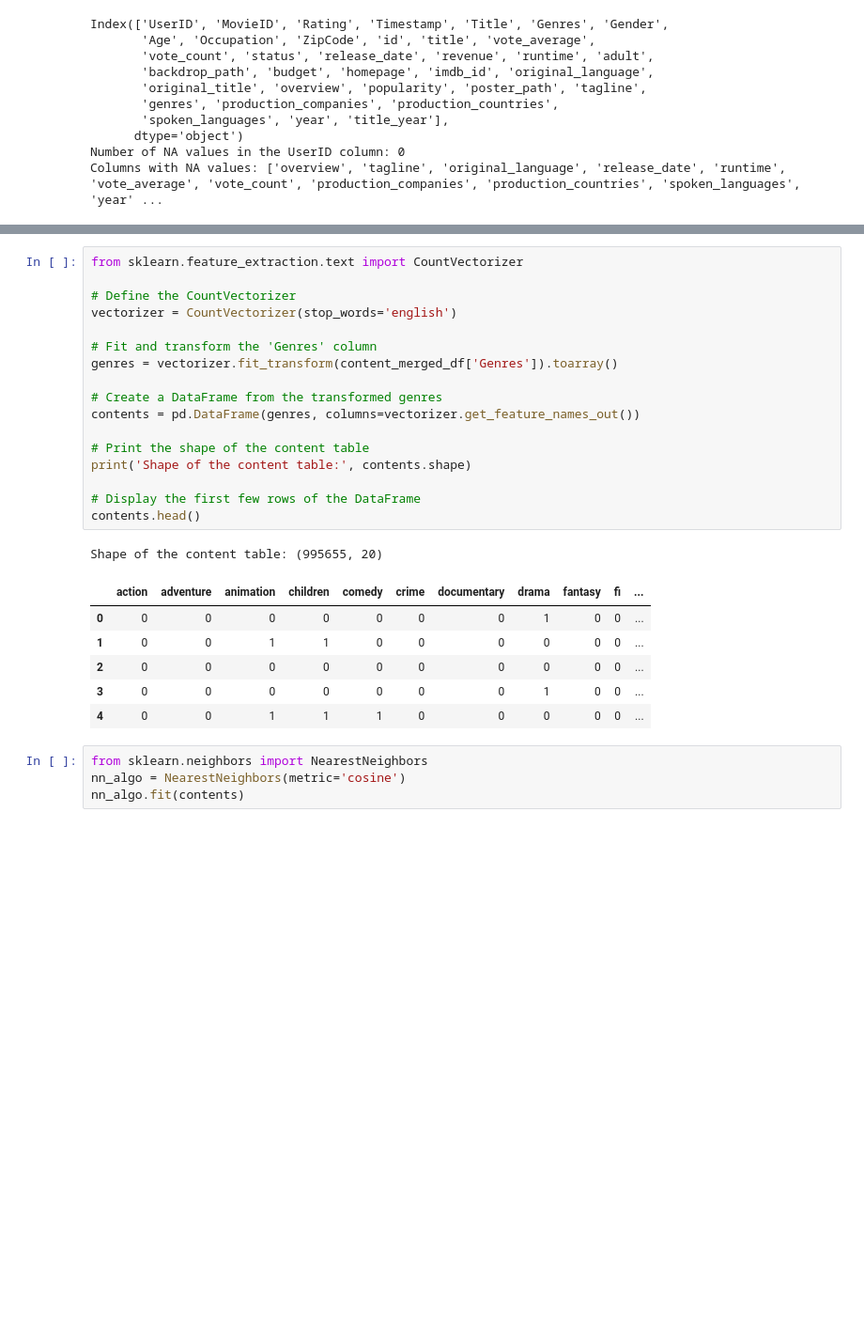
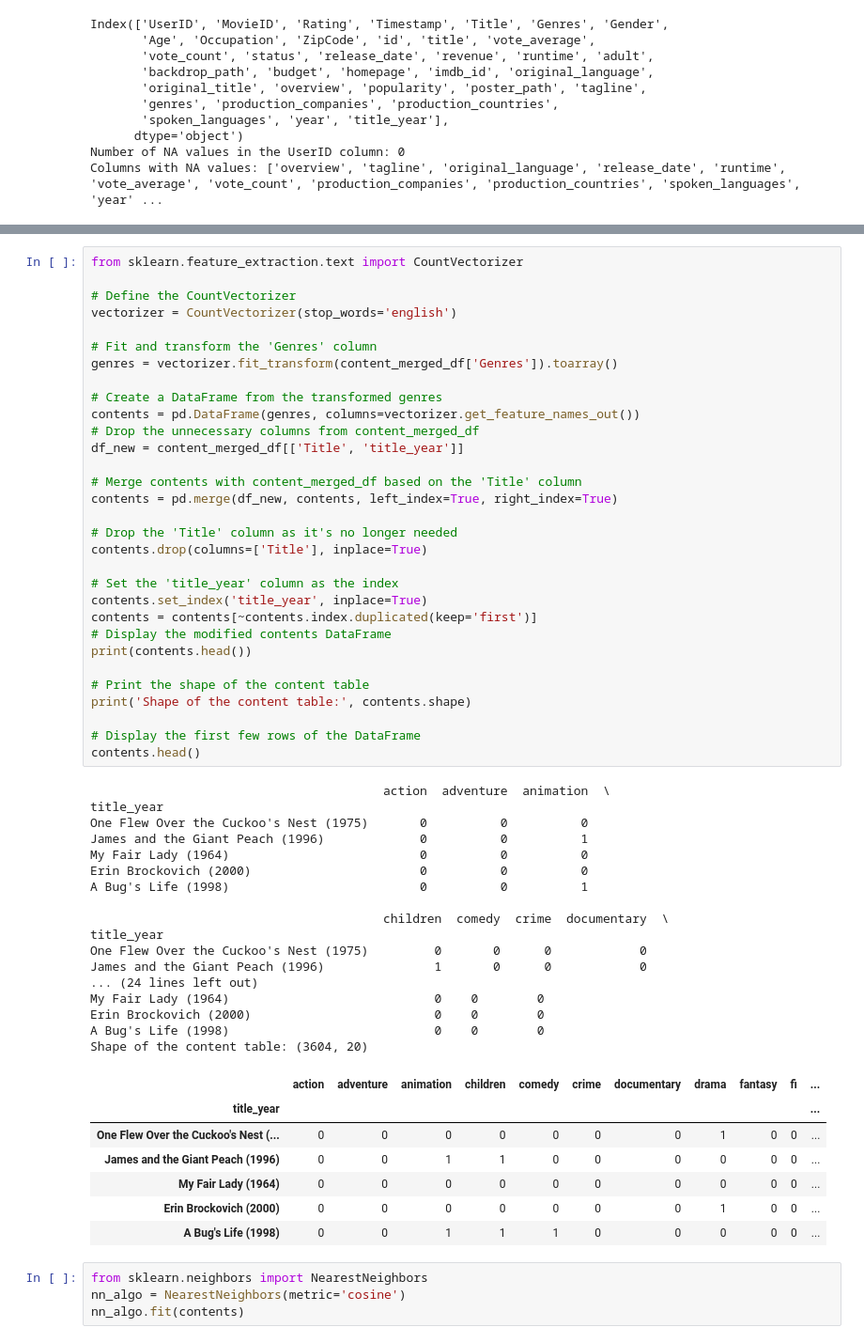
Before and after one commit to kenzverylayz/4222_Project, a Jupyter notebook: main.ipynb, the cells around one changed output, grey strips where cells are left out. Shown at 94% size. Saved outputs shown, nothing was run; the diff lists cells and outputs as text; blank space fills up the shorter version.

```diff
--- a/main.ipynb
+++ b/main.ipynb
@@ -200,28 +214,59 @@ print(content_merged_df)
 # %%
 from sklearn.feature_extraction.text import CountVectorizer
 
 # Define the CountVectorizer
 vectorizer = CountVectorizer(stop_words='english')
 
 # Fit and transform the 'Genres' column
 genres = vectorizer.fit_transform(content_merged_df['Genres']).toarray()
 
 # Create a DataFrame from the transformed genres
 contents = pd.DataFrame(genres, columns=vectorizer.get_feature_names_out())
+# Drop the unnecessary columns from content_merged_df
+df_new = content_merged_df[['Title', 'title_year']]
+
+# Merge contents with content_merged_df based on the 'Title' column
+contents = pd.merge(df_new, contents, left_index=True, right_index=True)
+
+# Drop the 'Title' column as it's no longer needed
+contents.drop(columns=['Title'], inplace=True)
+
+# Set the 'title_year' column as the index
+contents.set_index('title_year', inplace=True)
+contents = contents[~contents.index.duplicated(keep='first')]
+# Display the modified contents DataFrame
+print(contents.head())
 
 # Print the shape of the content table
 print('Shape of the content table:', contents.shape)
 
 # Display the first few rows of the DataFrame
 contents.head()
 # %% [output]
-Shape of the content table: (995655, 20)
+                                        action  adventure  animation  \
+title_year
+One Flew Over the Cuckoo's Nest (1975)       0          0          0
+James and the Giant Peach (1996)             0          0          1
+My Fair Lady (1964)                          0          0          0
+Erin Brockovich (2000)                       0          0          0
+A Bug's Life (1998)                          0          0          1
+
+                                        children  comedy  crime  documentary  \
+title_year
+One Flew Over the Cuckoo's Nest (1975)         0       0      0            0
+James and the Giant Peach (1996)               1       0      0            0
+... (24 lines left out)
+My Fair Lady (1964)                            0    0        0
+Erin Brockovich (2000)                         0    0        0
+A Bug's Life (1998)                            0    0        0
+Shape of the content table: (3604, 20)
 |  | action | adventure | animation | children | comedy | crime | documentary | drama | fantasy | fi | ... |
-| 0 | 0 | 0 | 0 | 0 | 0 | 0 | 0 | 1 | 0 | 0 | ... |
-| 1 | 0 | 0 | 1 | 1 | 0 | 0 | 0 | 0 | 0 | 0 | ... |
-| 2 | 0 | 0 | 0 | 0 | 0 | 0 | 0 | 0 | 0 | 0 | ... |
-| 3 | 0 | 0 | 0 | 0 | 0 | 0 | 0 | 1 | 0 | 0 | ... |
-| 4 | 0 | 0 | 1 | 1 | 1 | 0 | 0 | 0 | 0 | 0 | ... |
+| title_year |  |  |  |  |  |  |  |  |  |  | ... |
+| One Flew Over the Cuckoo's Nest (... | 0 | 0 | 0 | 0 | 0 | 0 | 0 | 1 | 0 | 0 | ... |
+| James and the Giant Peach (1996) | 0 | 0 | 1 | 1 | 0 | 0 | 0 | 0 | 0 | 0 | ... |
+| My Fair Lady (1964) | 0 | 0 | 0 | 0 | 0 | 0 | 0 | 0 | 0 | 0 | ... |
+| Erin Brockovich (2000) | 0 | 0 | 0 | 0 | 0 | 0 | 0 | 1 | 0 | 0 | ... |
+| A Bug's Life (1998) | 0 | 0 | 1 | 1 | 1 | 0 | 0 | 0 | 0 | 0 | ... |
 # %%
 from sklearn.neighbors import NearestNeighbors
 nn_algo = NearestNeighbors(metric='cosine')
```
Also changed, not shown: parts of 11 cells of this notebook.
